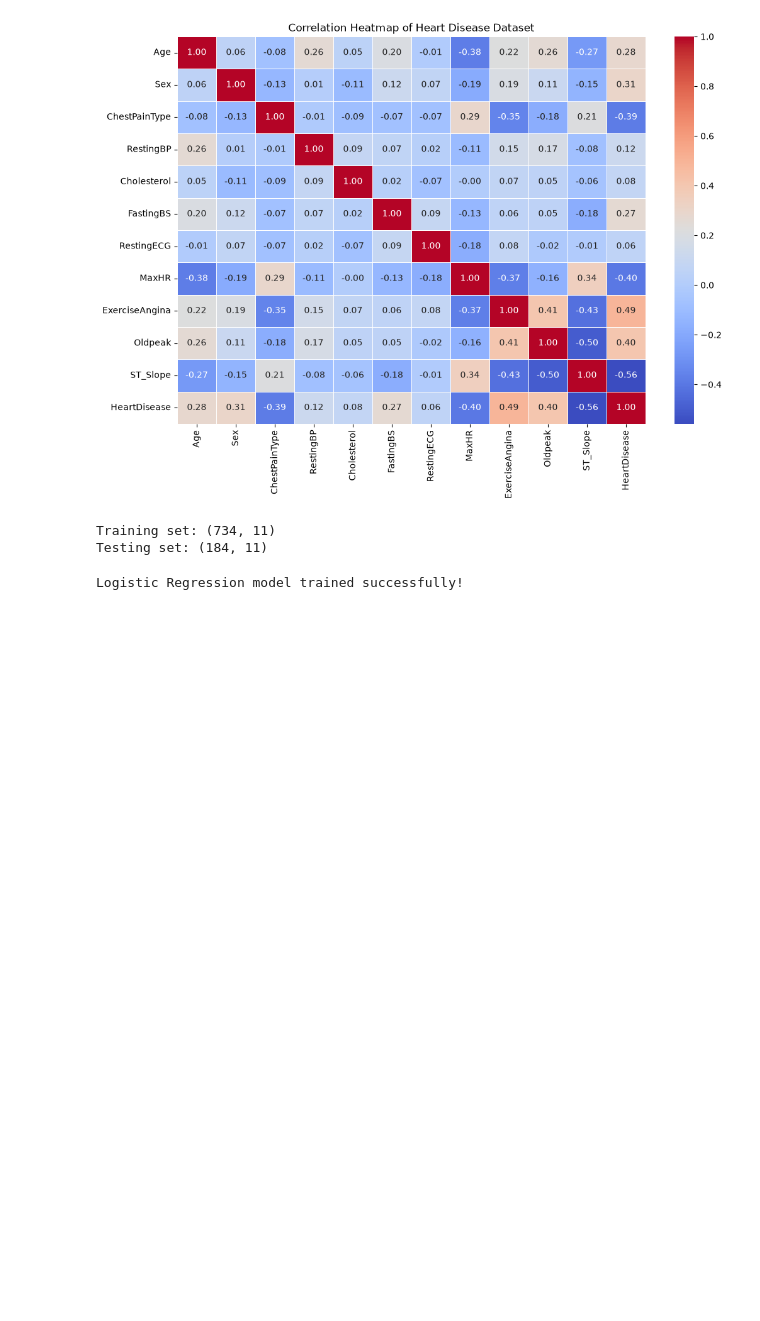
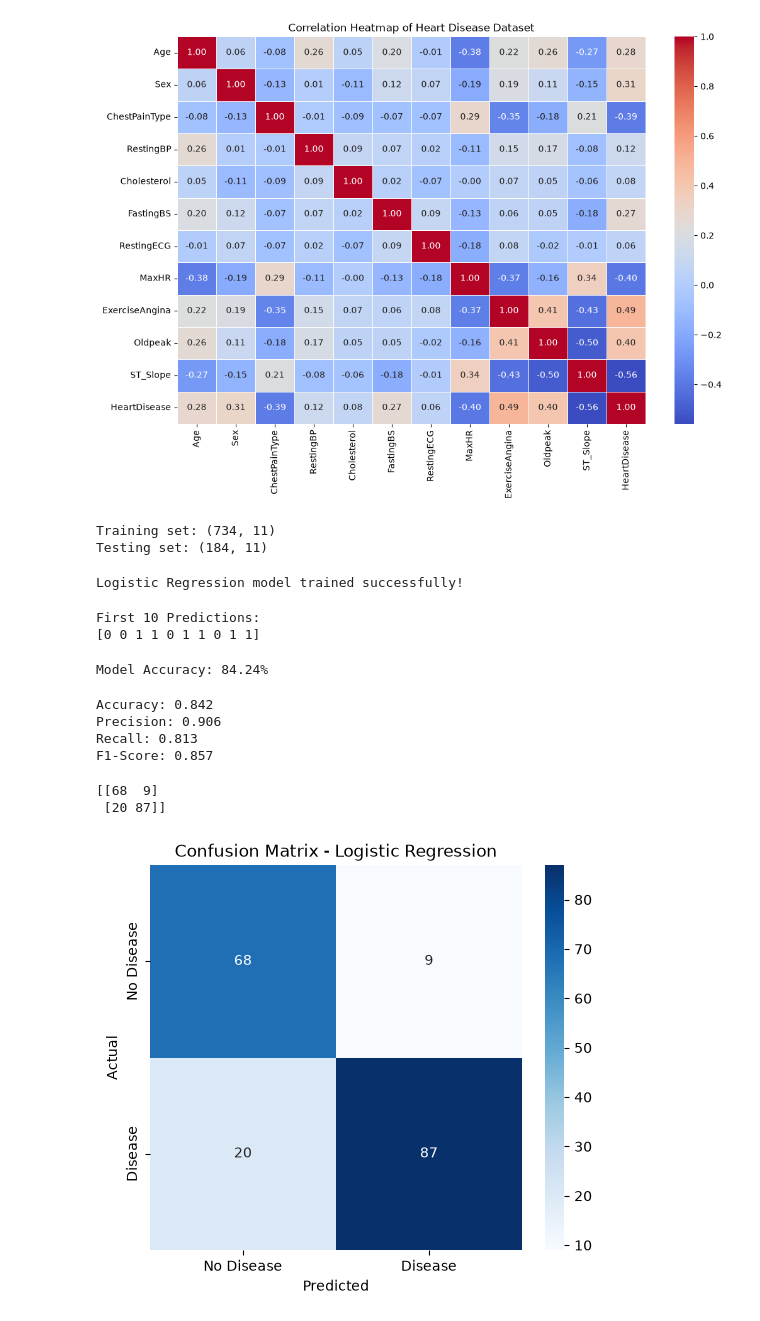
Before and after one commit to CyberFemi-x/HeartDiseasePrediction, a Jupyter notebook: notebooks/Heart_Disease_EDA.ipynb, the cells around one changed output. Saved outputs shown, nothing was run; the diff lists cells and outputs as text; code cells hidden in the pictures; blank space fills up the shorter version.

Commit message:
Created the Models

```diff
--- a/notebooks/Heart_Disease_EDA.ipynb
+++ b/notebooks/Heart_Disease_EDA.ipynb
@@ -714,7 +714,7 @@ df_encoded = df.copy()
 # %%
 from sklearn.preprocessing import LabelEncoder
 # %%
-encoder = LabelEncoder()
+label_encoders = {}
 
 categorical_columns = [
     "Sex",
@@ -725,7 +725,9 @@ categorical_columns = [
 ]
 
 for column in categorical_columns:
-    df_encoded[column] = encoder.fit_transform(df_encoded[column])
+    le = LabelEncoder()
+    df_encoded[column] = le.fit_transform(df_encoded[column])
+    label_encoders[column] = le
 
 print("Categorical variables encoded successfully!")
 # %% [output]
@@ -803,3 +810,20 @@ model.fit(X_train, y_train)
 print("Logistic Regression model trained successfully!")
 # %% [output]
 Logistic Regression model trained successfully!
+# %%
+# Predict heart disease on the testing dataset
+y_pred = model.predict(X_test)
+
+print("First 10 Predictions:")
+print(y_pred[:10])
+# %% [output]
+First 10 Predictions:
+[0 0 1 1 0 1 1 0 1 1]
+# %%
+from sklearn.metrics import accuracy_score
+
+accuracy = accuracy_score(y_test, y_pred)
+
+print(f"Model Accuracy: {accuracy:.2%}")
+# %% [output]
+Model Accuracy: 84.24%
@@ -805,0 +832,35 @@ Logistic Regression model trained successfully!
+# %%
+accuracy = accuracy_score(y_test, y_pred)
+precision = precision_score(y_test, y_pred)
+recall = recall_score(y_test, y_pred)
+f1 = f1_score(y_test, y_pred)
+
+print(f"Accuracy: {accuracy:.3f}")
+print(f"Precision: {precision:.3f}")
+print(f"Recall: {recall:.3f}")
+print(f"F1-Score: {f1:.3f}")
+# %% [output]
+Accuracy: 0.842
+Precision: 0.906
+Recall: 0.813
+F1-Score: 0.857
+# %%
+cm = confusion_matrix(y_test, y_pred)
+print(cm)
+# %% [output]
+[[68  9]
+ [20 87]]
+# %%
+import matplotlib.pyplot as plt
+import seaborn as sns
+
+plt.figure(figsize=(6, 5))
+sns.heatmap(cm, annot=True, fmt='d', cmap='Blues',
+            xticklabels=['No Disease', 'Disease'],
+            yticklabels=['No Disease', 'Disease'])
+plt.title('Confusion Matrix - Logistic Regression')
+plt.xlabel('Predicted')
+plt.ylabel('Actual')
+plt.show()
+# %% [output]
+[figure, added]
```
Also changed, not shown: parts of 8 cells of this notebook, 2 other files.
